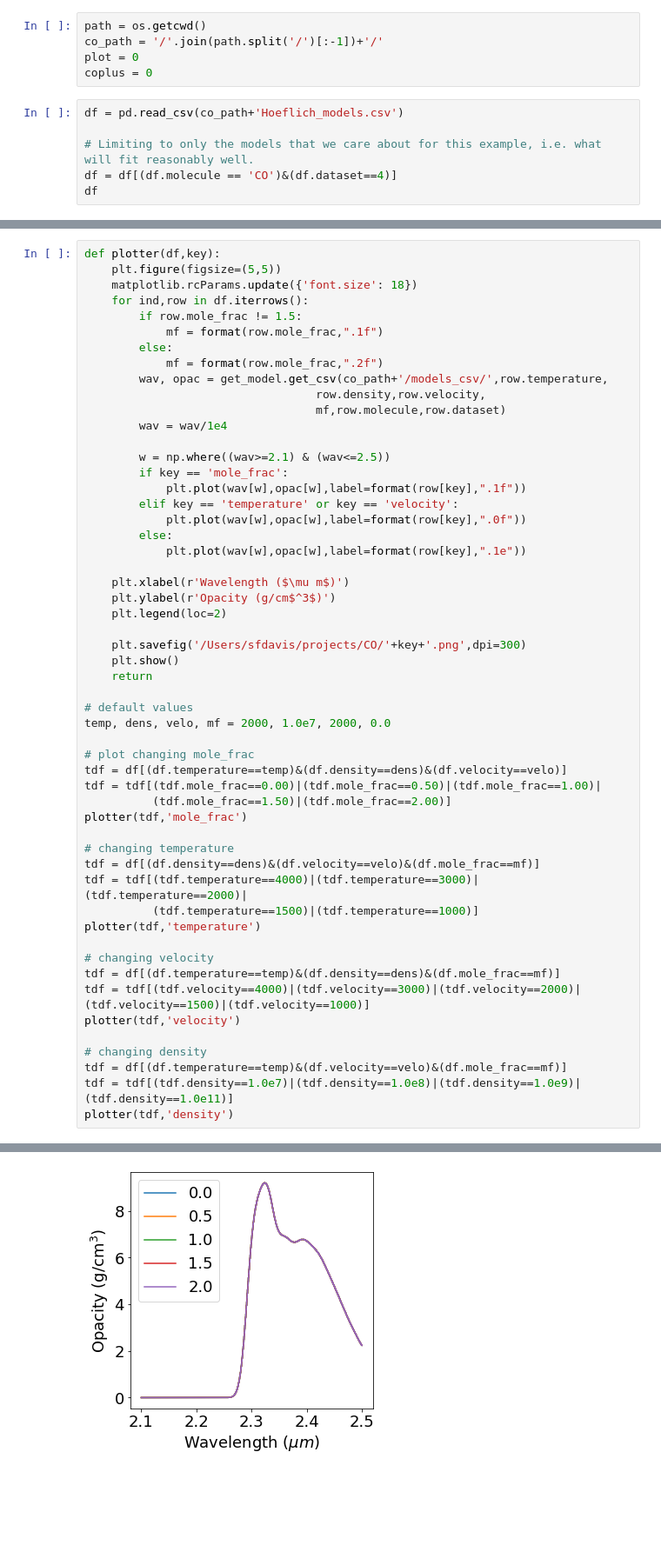
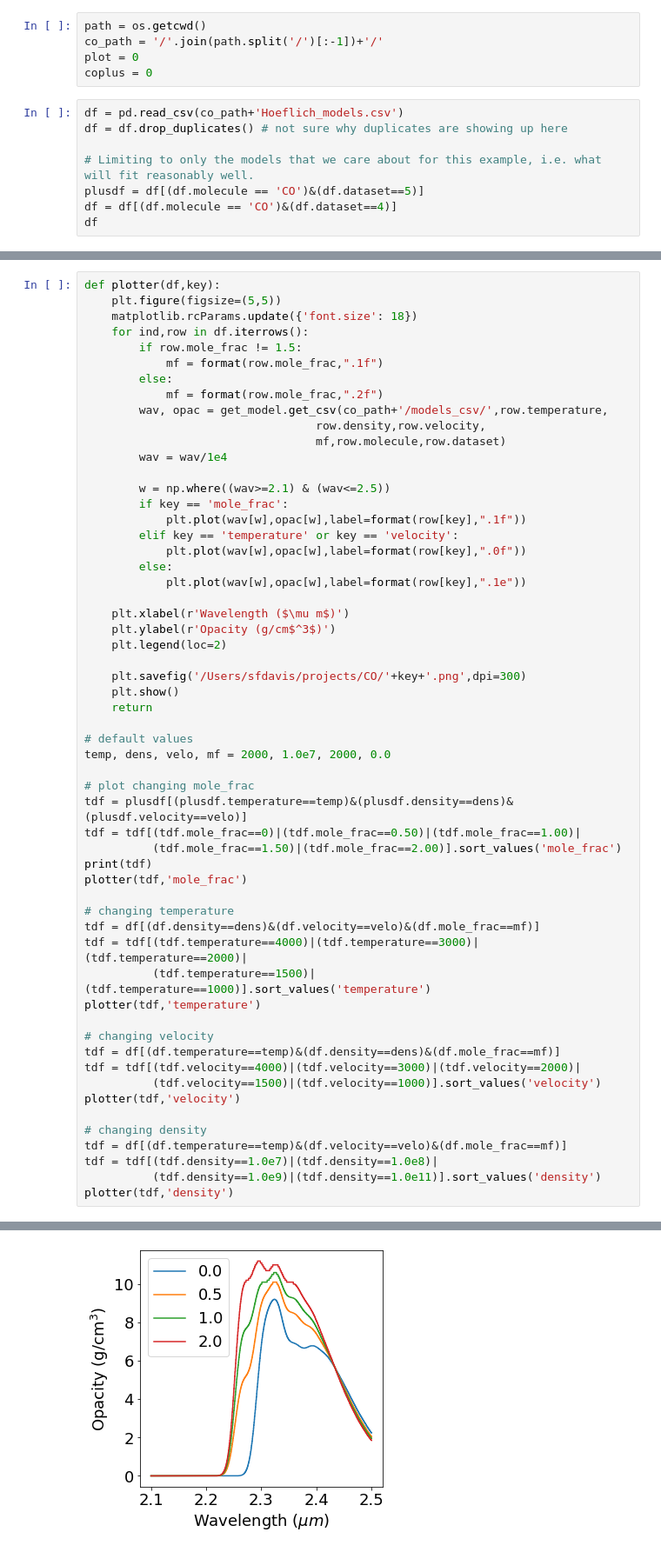
Before and after one commit to scottfdavis/CO-modeling, a Jupyter notebook: example/compare_models.ipynb, the cells around one changed output, grey strips where cells are left out. Shown: that part at 87% size. Saved outputs shown, nothing was run; the diff lists cells and outputs as text; blank space fills up the shorter version.

```diff
--- a/example/compare_models.ipynb
+++ b/example/compare_models.ipynb
@@ -15,8 +15,10 @@ plot = 0
 coplus = 0
 # %%
 df = pd.read_csv(co_path+'Hoeflich_models.csv')
+df = df.drop_duplicates() # not sure why duplicates are showing up here
 
 # Limiting to only the models that we care about for this example, i.e. what will fit reasonably well.
+plusdf = df[(df.molecule == 'CO')&(df.dataset==5)]
 df = df[(df.molecule == 'CO')&(df.dataset==4)]
 df
 # %% [output]
@@ -67,24 +69,27 @@ def plotter(df,key):
 temp, dens, velo, mf = 2000, 1.0e7, 2000, 0.0
 
 # plot changing mole_frac
-tdf = df[(df.temperature==temp)&(df.density==dens)&(df.velocity==velo)]
-tdf = tdf[(tdf.mole_frac==0.00)|(tdf.mole_frac==0.50)|(tdf.mole_frac==1.00)|
-          (tdf.mole_frac==1.50)|(tdf.mole_frac==2.00)]
+tdf = plusdf[(plusdf.temperature==temp)&(plusdf.density==dens)&(plusdf.velocity==velo)]
+tdf = tdf[(tdf.mole_frac==0)|(tdf.mole_frac==0.50)|(tdf.mole_frac==1.00)|
+          (tdf.mole_frac==1.50)|(tdf.mole_frac==2.00)].sort_values('mole_frac')
+print(tdf)
 plotter(tdf,'mole_frac')
 
 # changing temperature
 tdf = df[(df.density==dens)&(df.velocity==velo)&(df.mole_frac==mf)]
 tdf = tdf[(tdf.temperature==4000)|(tdf.temperature==3000)|(tdf.temperature==2000)|
-          (tdf.temperature==1500)|(tdf.temperature==1000)]
+          (tdf.temperature==1500)|(tdf.temperature==1000)].sort_values('temperature')
 plotter(tdf,'temperature')
 
 # changing velocity
 tdf = df[(df.temperature==temp)&(df.density==dens)&(df.mole_frac==mf)]
-tdf = tdf[(tdf.velocity==4000)|(tdf.velocity==3000)|(tdf.velocity==2000)|(tdf.velocity==1500)|(tdf.velocity==1000)]
+tdf = tdf[(tdf.velocity==4000)|(tdf.velocity==3000)|(tdf.velocity==2000)|
+          (tdf.velocity==1500)|(tdf.velocity==1000)].sort_values('velocity')
 plotter(tdf,'velocity')
 
 # changing density
 tdf = df[(df.temperature==temp)&(df.velocity==velo)&(df.mole_frac==mf)]
-tdf = tdf[(tdf.density==1.0e7)|(tdf.density==1.0e8)|(tdf.density==1.0e9)|(tdf.density==1.0e11)]
+tdf = tdf[(tdf.density==1.0e7)|(tdf.density==1.0e8)|
+          (tdf.density==1.0e9)|(tdf.density==1.0e11)].sort_values('density')
 plotter(tdf,'density')
 # %% [output]
@@ -91 +107 @@ plotter(tdf,'density')
-[figure, old version]
+[figure, new version]
```
Also changed, not shown: parts of 2 cells of this notebook, 1 other file.
